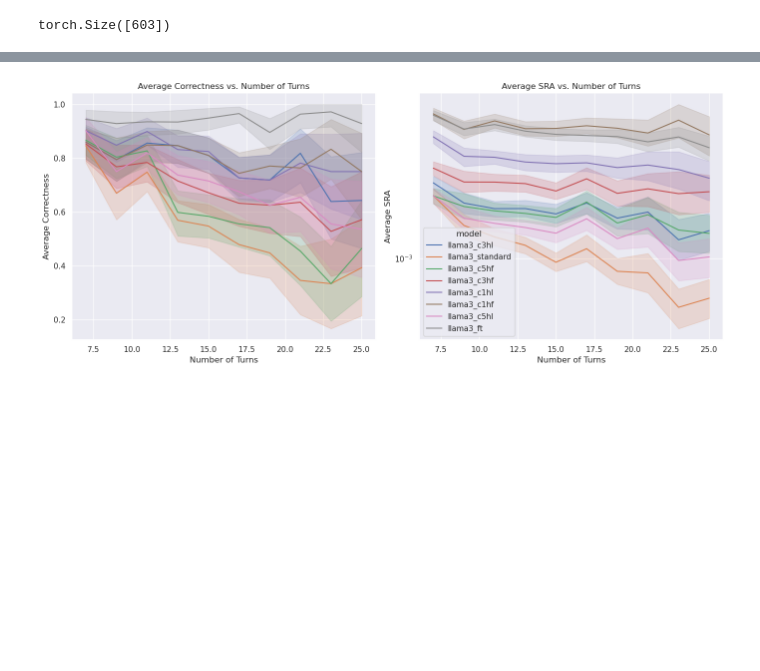
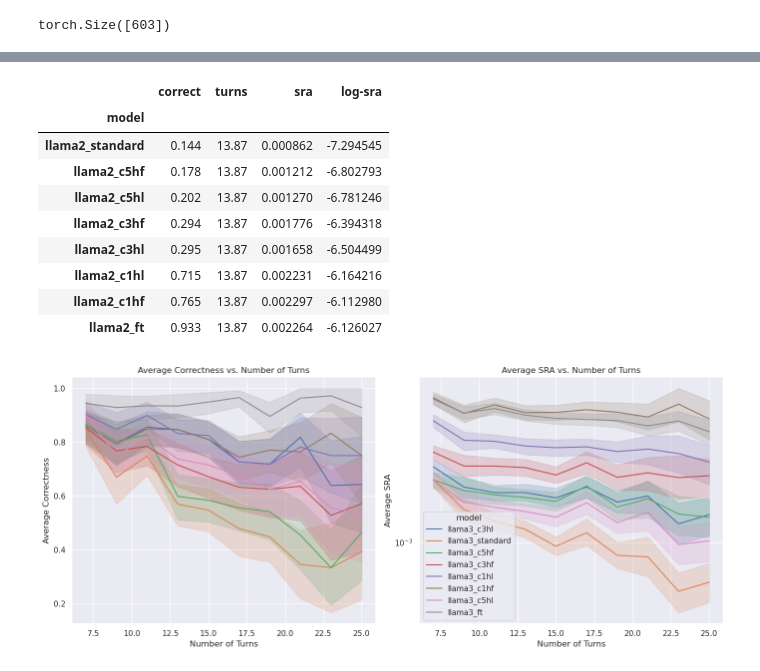
Before and after one commit to navidmdn/ESConv-SRA, a Jupyter notebook: training/evaluation.ipynb, the cells around one changed output, grey strips where cells are left out. Cells and saved outputs as stored; diff of their text form; code cells hidden in the pictures; blank space fills up the shorter version.

```diff
--- a/training/evaluation.ipynb
+++ b/training/evaluation.ipynb
@@ -143,3 +157,17 @@ no of instances: 1000
+# %%
+df['log-sra'] = np.log(df['sra'])
+df.groupby(['model']).mean(['log-sra', 'correct']).sort_values(by=['correct'])
+# %% [output]
+|  | correct | turns | sra | log-sra |
+| model |  |  |  |  |
+| llama2_standard | 0.144 | 13.87 | 0.000862 | -7.294545 |
+| llama2_c5hf | 0.178 | 13.87 | 0.001212 | -6.802793 |
+| llama2_c5hl | 0.202 | 13.87 | 0.001270 | -6.781246 |
+| llama2_c3hf | 0.294 | 13.87 | 0.001776 | -6.394318 |
+| llama2_c3hl | 0.295 | 13.87 | 0.001658 | -6.504499 |
+| llama2_c1hl | 0.715 | 13.87 | 0.002231 | -6.164216 |
+| llama2_c1hf | 0.765 | 13.87 | 0.002297 | -6.112980 |
+| llama2_ft | 0.933 | 13.87 | 0.002264 | -6.126027 |
 # %%
 import pandas as pd
 import seaborn as sns
```
Also changed, not shown: parts of 4 cells of this notebook, 2 other files.
